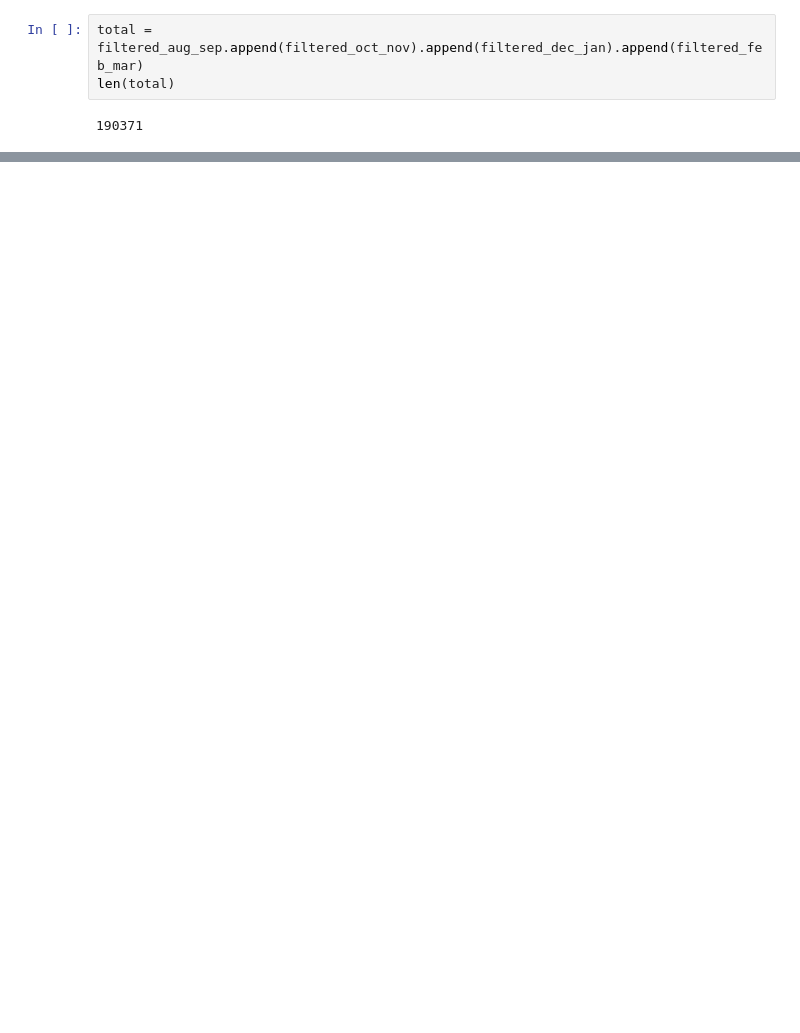
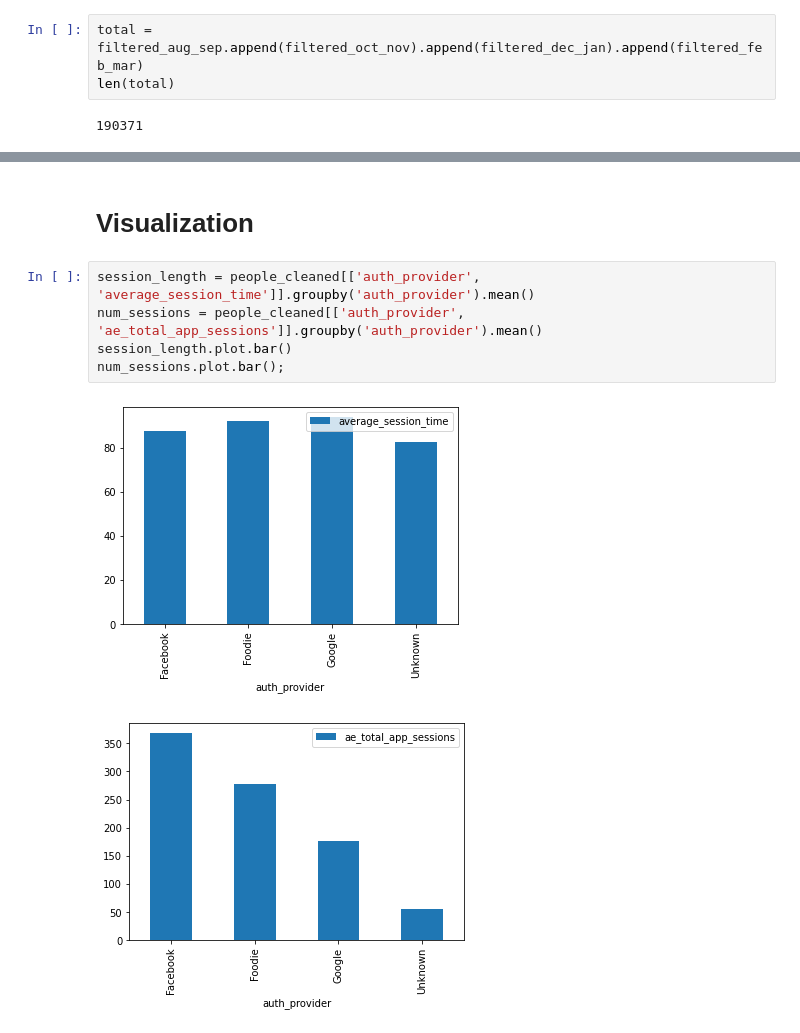
Before and after one commit to prkrishnan1/Simmer_DSS_SP20_Project_1, a Jupyter notebook: EDA_Charles.ipynb, the cells around one changed output, grey strips where cells are left out. Drawn from its saved outputs; the diff is of its cells as text; blank space fills up the shorter version.

```diff
--- a/EDA_Charles.ipynb
+++ b/EDA_Charles.ipynb
@@ -89,0 +161,10 @@ merged
+# %% [markdown]
+# Visualization
+# %%
+session_length = people_cleaned[['auth_provider', 'average_session_time']].groupby('auth_provider').mean()
+num_sessions = people_cleaned[['auth_provider', 'ae_total_app_sessions']].groupby('auth_provider').mean()
+session_length.plot.bar()
+num_sessions.plot.bar();
+# %% [output]
+[figure, added]
+[figure, added]
```
Also changed, not shown: parts of 16 cells of this notebook.
